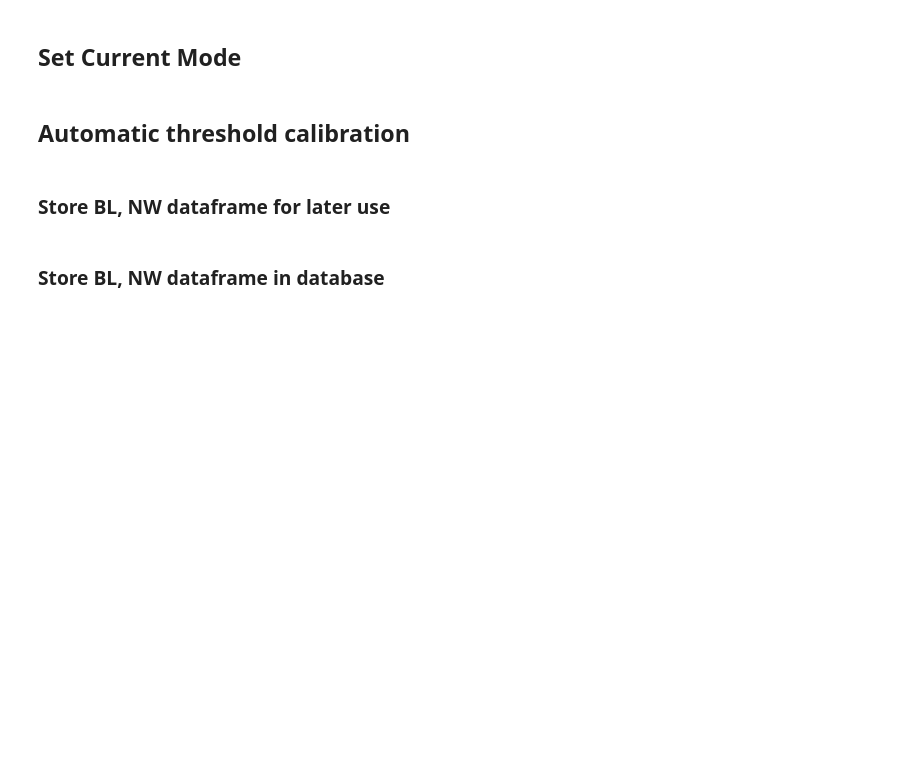
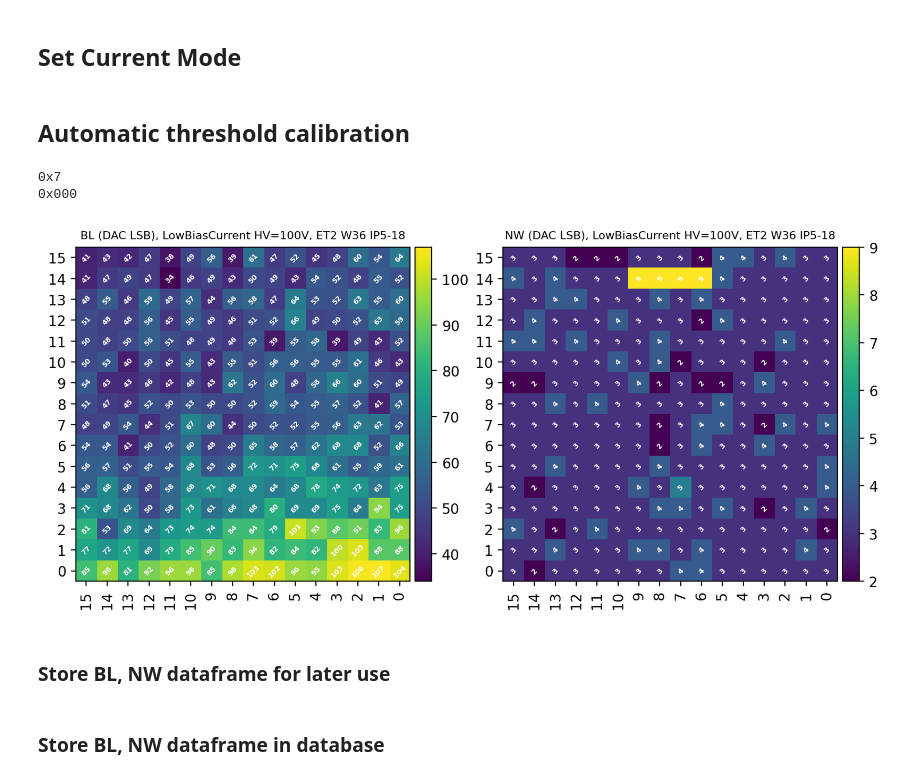
Before and after one commit to CMS-ETROC/i2c_gui, a Jupyter notebook: SCurve_pixelCalibration_nb.ipynb, the cells around one changed output. Drawn from its saved outputs; the diff is of its cells as text; code cells hidden in the pictures; blank space fills up the shorter version.

```diff
--- a/SCurve_pixelCalibration_nb.ipynb
+++ b/SCurve_pixelCalibration_nb.ipynb
@@ -61,5 +58,13 @@ chip_name = "ET2 W36 IP5-18"
+# %%
+# !!!!!!!!!!!!
+# It is very important to correctly set the chip name, this value is stored with the data
+chip_name = "ET2 W36 IP5-18"
+chip_figname = "LowBiasCurrent_HVon100V_powerup_ET2_W36_IP5-18"
+chip_figtitle= "LowBiasCurrent HV=100V, ET2 W36 IP5-18"
 # %% [markdown]
 ## Set defaults
+# %%
+fig_path = "/home/daq/ETROC2/i2c_gui/figures/"
 # %%
 # 'If set, the full log will be saved to a file (i.e. the log level is ignored)'
 log_file = False
@@ -67,7 +72,7 @@ log_file = False
 #  ["CRITICAL","ERROR","WARNING","INFO","DEBUG","TRACE","DETAILED_TRACE","NOTSET"]
 log_level_text = "WARNING"
 # 'The port name the USB-ISS module is connected to. Default: COM3'
-port = "/dev/ttyACM0"
+port = "/dev/ttyACM1"
 # I2C addresses for the pixel block and WS
 chip_address = 0x60
 ws_address = None
@@ -243,4 +251,7 @@ row_indexer_handle.set(3)
 
 print(pixel_decoded_register_read("IBSel", "Config"))
 print(pixel_decoded_register_read("DAC", "Config"))
+# %% [output]
+0x7
+0x000
 # %%
@@ -269,7 +282,7 @@ for row in tqdm(range(16), desc=" row", position=0):
         pixel_decoded_register_write("CLKEn_THCal", "1")
         pixel_decoded_register_write("BufEn_THCal", "1")
         pixel_decoded_register_write("Bypass_THCal", "0")
-        pixel_decoded_register_write("TH_offset", format(0x07, '06b'))
+        pixel_decoded_register_write("TH_offset", format(0x010, '06b'))
         # Reset the calibration block (active low)
         pixel_decoded_register_write("RSTn_THCal", "0")
         pixel_decoded_register_write("RSTn_THCal", "1")
@@ -303,37 +316,39 @@ BL_df = pandas.DataFrame(data = data)
 fig = plt.figure(dpi=200, figsize=(10,10))
 gs = fig.add_gridspec(1,2)
 
 ax0 = fig.add_subplot(gs[0,0])
-ax0.set_title("BL (DAC LSB)")
+ax0.set_title("BL (DAC LSB), "+chip_figtitle, size=8)
 img0 = ax0.imshow(BL_map_THCal, interpolation='none')
 ax0.set_aspect("equal")
 ax0.invert_xaxis()
 ax0.invert_yaxis()
 plt.xticks(range(16), range(16), rotation="vertical")
 plt.yticks(range(16), range(16))
 divider = make_axes_locatable(ax0)
 cax = divider.append_axes('right', size="5%", pad=0.05)
 fig.colorbar(img0, cax=cax, orientation="vertical")
 
 ax1 = fig.add_subplot(gs[0,1])
-ax1.set_title("NW (DAC LSB)")
+ax1.set_title("NW (DAC LSB), "+chip_figtitle, size=8)
 img1 = ax1.imshow(NW_map_THCal, interpolation='none')
 ax1.set_aspect("equal")
 ax1.invert_xaxis()
 ax1.invert_yaxis()
 plt.xticks(range(16), range(16), rotation="vertical")
 plt.yticks(range(16), range(16))
 divider = make_axes_locatable(ax1)
 cax = divider.append_axes('right', size="5%", pad=0.05)
 fig.colorbar(img1, cax=cax, orientation="vertical")
 
 for x in range(16):
     for y in range(16):
         # if(BL_map_THCal.T[x,y]==0): continue
         ax0.text(x,y,f"{BL_map_THCal.T[x,y]:.0f}", c="white", size=5, rotation=45, fontweight="bold", ha="center", va="center")
         ax1.text(x,y,f"{NW_map_THCal.T[x,y]:.0f}", c="white", size=5, rotation=45, fontweight="bold", ha="center", va="center")
-
-#plt.show()
+plt.savefig(fig_path+"BL_NW_"+chip_figname+".png")
+# plt.show()
+# %% [output]
+[figure, added]
 # %% [markdown]
 ### Store BL, NW dataframe for later use
 # %%
```
Also changed, not shown: parts of 8 cells of this notebook.
